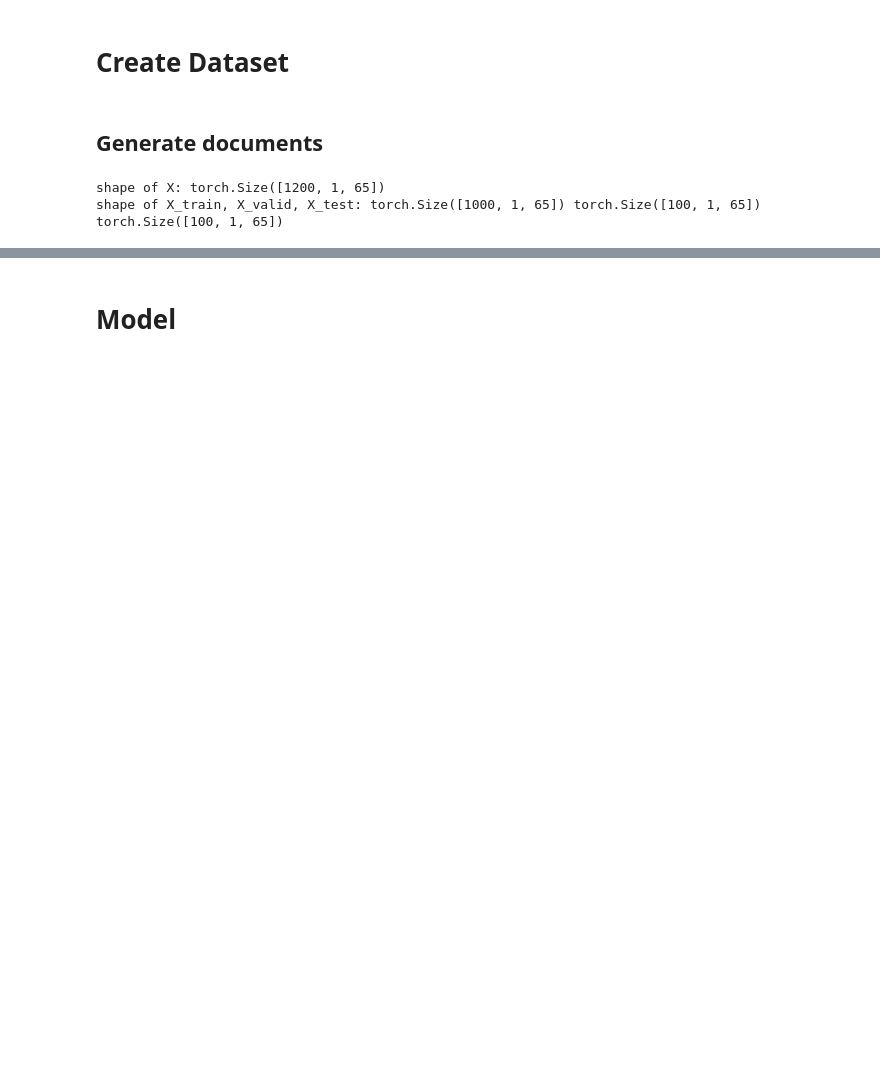
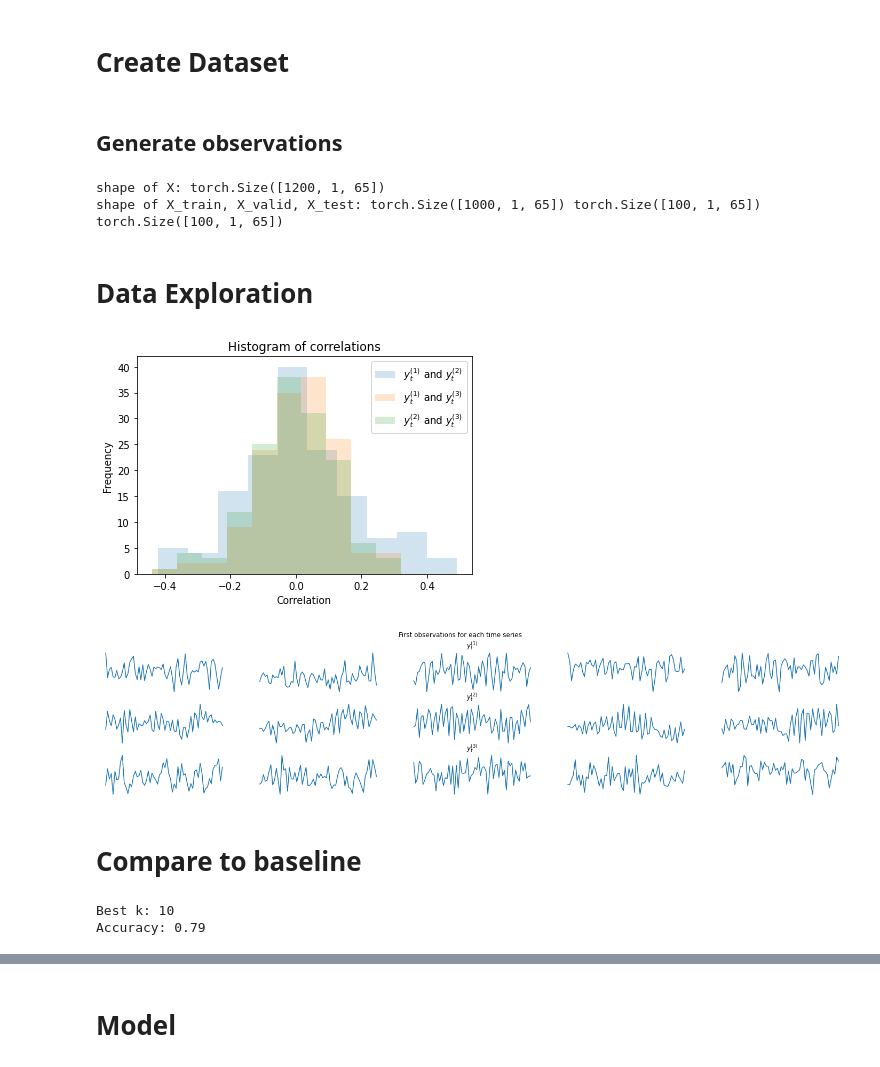
Before and after one commit to tonibofarull/TSAutoencoder, a Jupyter notebook: src/main.ipynb, the cells around one changed output, grey strips where cells are left out. Saved outputs shown, nothing was run; the diff lists cells and outputs as text; code cells hidden in the pictures; blank space fills up the shorter version.

```diff
--- a/src/main.ipynb
+++ b/src/main.ipynb
@@ -35,7 +38,7 @@ n = n_train+n_valid+n_test
 
 length = cfg_model.length # each observation is a vector of size (1,length)
 # %% [markdown]
-## Generate documents
+## Generate observations
 # %%
 #X = sin_cos(n, length)
 #X = wind(num_elems=length)
@@ -67,3 +67,68 @@ print("shape of X_train, X_valid, X_test:", X_train.shape, X_valid.shape, X_test
 # %% [output]
 shape of X: torch.Size([1200, 1, 65])
 shape of X_train, X_valid, X_test: torch.Size([1000, 1, 65]) torch.Size([100, 1, 65]) torch.Size([100, 1, 65])
+# %% [markdown]
+# Data Exploration
+# %%
+cors12 = scipy.stats.spearmanr(X1[0:10,0,:-1], X2[0:10,0,:-1], axis=1).correlation
+cors12 = [cors12[i,j] for j in range(10,20) for i in range(j)]
+plt.hist(cors12, label=r"$y_t^{(1)}$ and $y_t^{(2)}$", alpha=0.2)
+
+cors13 = scipy.stats.spearmanr(X1[0:10,0,:-1], X3[0:10,0,:-1], axis=1).correlation
+cors13 = [cors13[i,j] for j in range(10,20) for i in range(j)]
+plt.hist(cors13, label=r"$y_t^{(1)}$ and $y_t^{(3)}$", alpha=0.2)
+
+cors23 = scipy.stats.spearmanr(X2[0:10,0,:-1], X3[0:10,0,:-1], axis=1).correlation
+cors23 = [cors23[i,j] for j in range(10,20) for i in range(j)]
+plt.hist(cors23, label=r"$y_t^{(2)}$ and $y_t^{(3)}$", alpha=0.2)
+plt.xlabel("Correlation")
+plt.ylabel("Frequency")
+plt.title("Histogram of correlations")
+plt.legend()
+plt.show()
+
+n_plots = 5
+fig, axs = plt.subplots(nrows=3, ncols=n_plots, figsize=(25,5))
+for i in range(3):
+    for j in range(n_plots):
+        axs[i,j].axis("off")
+        if i == 0:
+            axs[0,j].plot(X1[j,0])
+        elif i == 1:
+            axs[1,j].plot(X2[j,0])
+        else:
+            axs[2,j].plot(X3[j,0])
+
+axs[0,n_plots//2].set_title(r"$y_t^{(1)}$")
+axs[1,n_plots//2].set_title(r"$y_t^{(2)}$")
+axs[2,n_plots//2].set_title(r"$y_t^{(3)}$")
+_ = plt.suptitle("First observations for each time series")
+# %% [output]
+[figure, added]
+[figure, added]
+# %% [markdown]
+# Compare to baseline
+# %%
+from sklearn.neighbors import KNeighborsClassifier
+
+best_acc = 0
+best_k = 0
+for i in range(1,50):
+
+    neigh = KNeighborsClassifier(n_neighbors=i)
+    neigh.fit(X_train[:,0,:-1], X_train[:,0,-1])
+
+    ypred = neigh.predict(X_valid[:,0,:-1])
+    ypred.astype(int)
+    yreal = X_valid[:,0,-1].numpy()
+    yreal.astype(int)
+
+    acc = np.sum(ypred == yreal)/len(yreal)
+    if best_acc < acc:
+        best_acc = acc
+        best_k = i
+print("Best k:", best_k)
+print("Accuracy:", best_acc)
+# %% [output]
+Best k: 10
+Accuracy: 0.79
```
Also changed, not shown: parts of 10 cells of this notebook, 4 other files.
